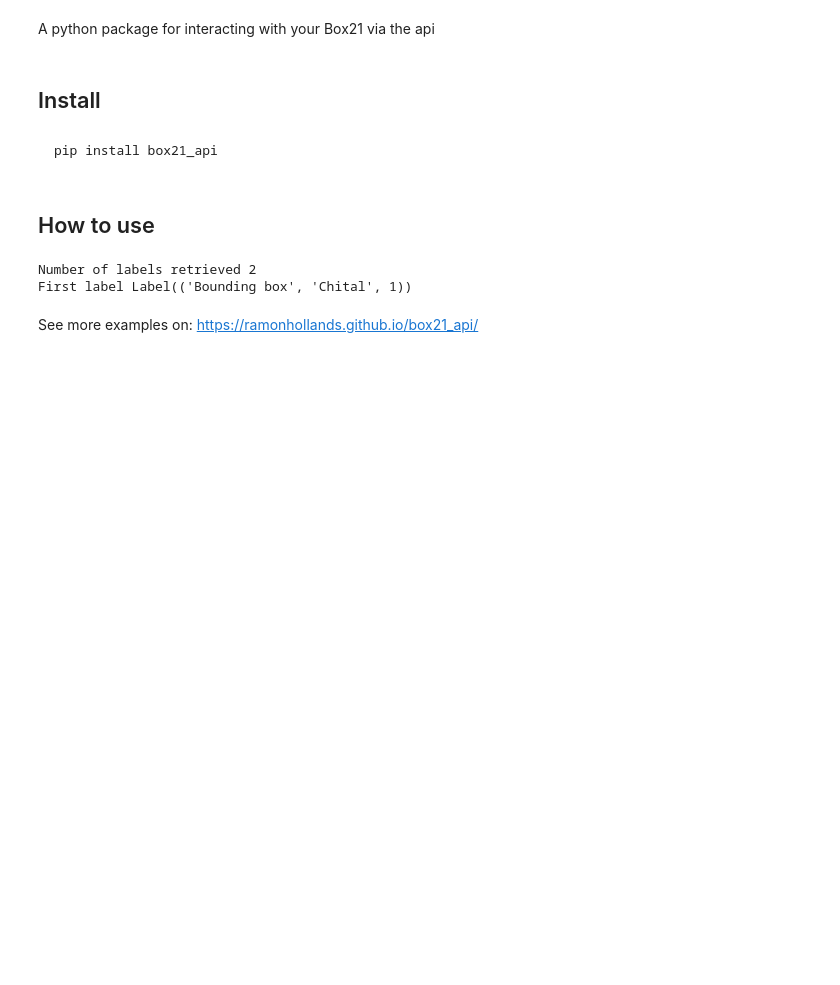
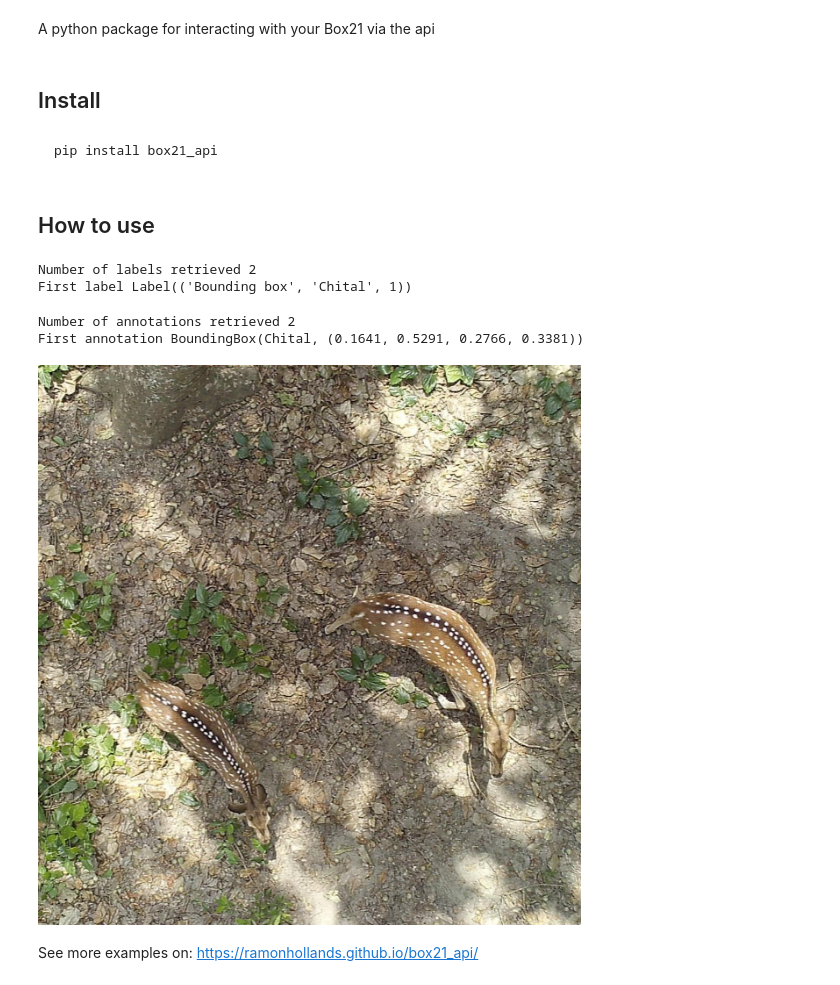
Before and after one commit to ramonhollands/box21_api, a Jupyter notebook: index.ipynb, the cells around one changed output. Drawn from its saved outputs; the diff is of its cells as text; code cells hidden in the pictures; blank space fills up the shorter version.

```diff
--- a/index.ipynb
+++ b/index.ipynb
@@ -36,5 +36,20 @@ print('First label', labels[0])
 # %% [output]
 Number of labels retrieved 2
 First label Label(('Bounding box', 'Chital', 1))
+# %%
+#| notest
+annotations = box21_api.get_label_annotations(labels[0])
+print('Number of annotations retrieved', len(annotations))
+print('First annotation', annotations[0])
+# %% [output]
+Number of annotations retrieved 2
+First annotation BoundingBox(Chital, (0.1641, 0.5291, 0.2766, 0.3381))
+# %%
+#| notest
+first_annotation = annotations[0]
+pil_image = box21_api.download_asset(first_annotation.asset_id)
+pil_image
+# %% [output]
+[figure, added]
 # %% [markdown]
 See more examples on: https://ramonhollands.github.io/box21_api/
```
